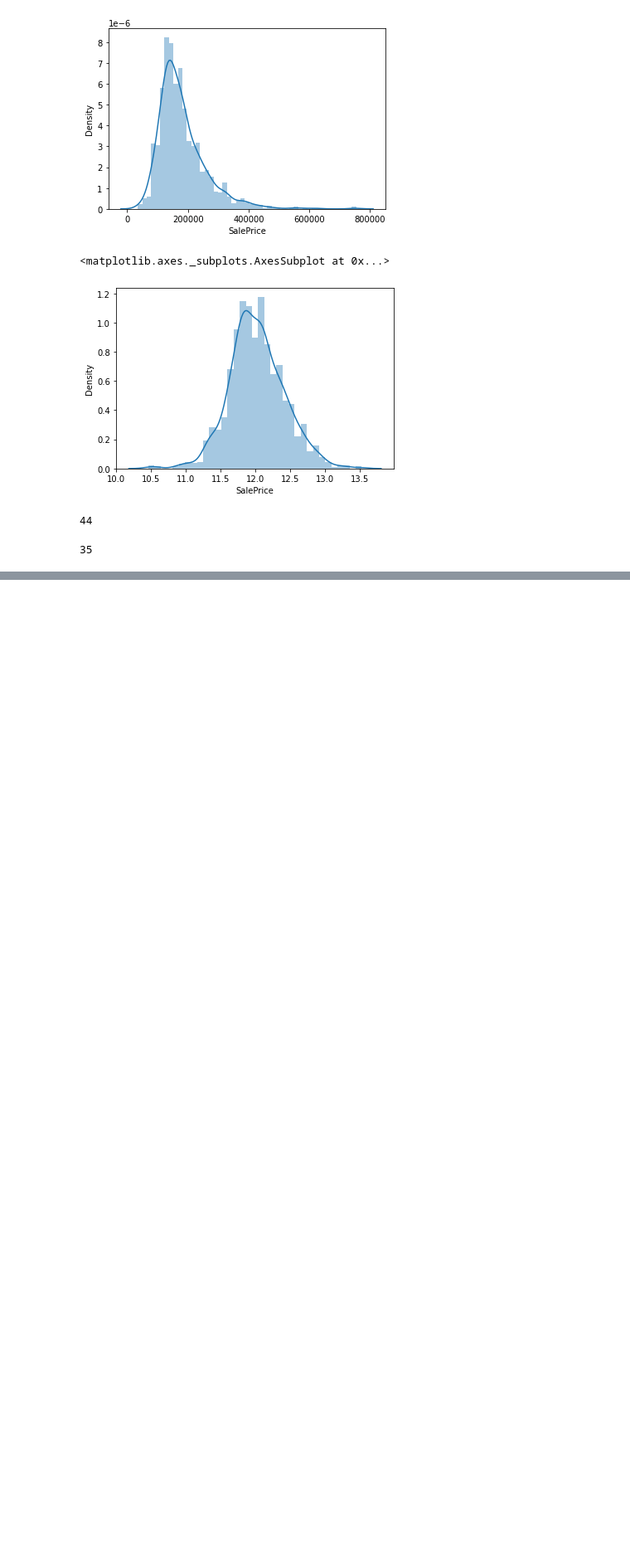
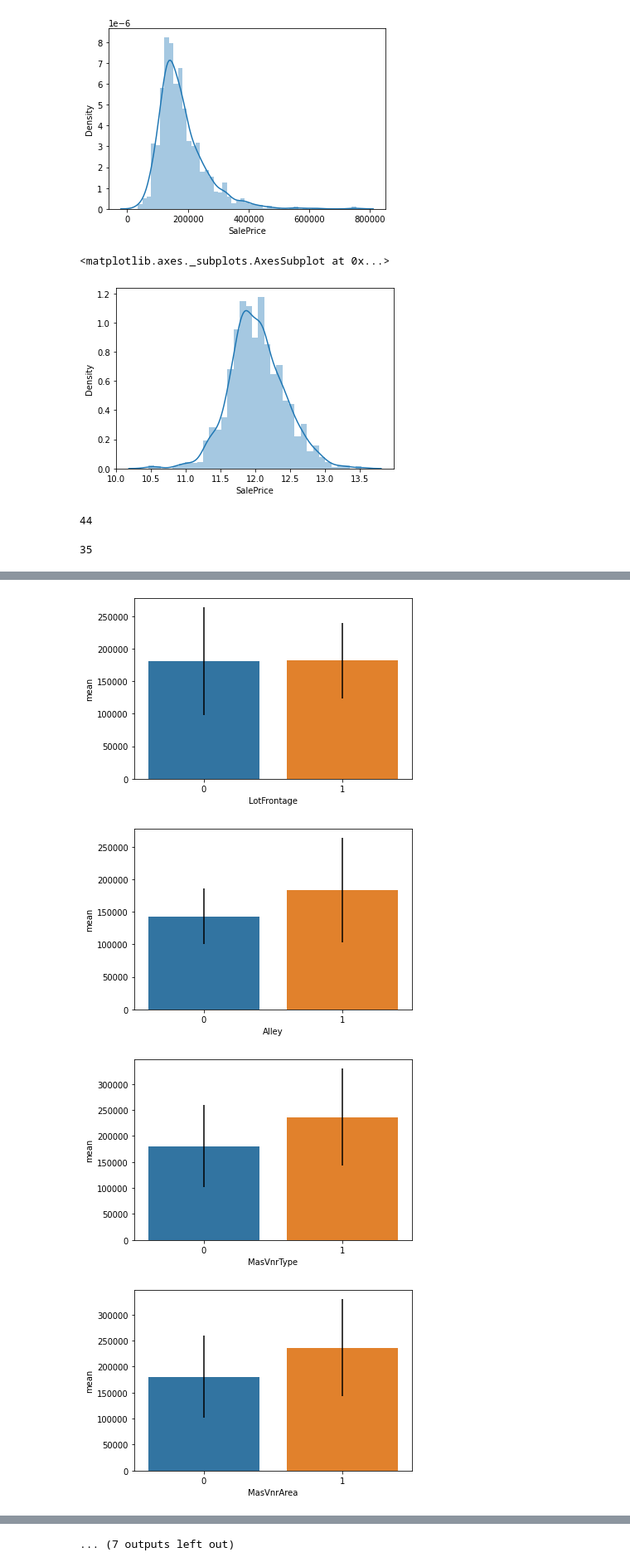
Before and after one commit to Ritesh-Sil/100-days-of-machine-learning, a Jupyter notebook: Regression_model.ipynb, the cells around one changed output, grey strips where cells are left out. Shown at 83% size. Drawn from its saved outputs; the diff is of its cells as text; code cells hidden in the pictures; blank space fills up the shorter version.

```diff
--- a/Regression_model.ipynb
+++ b/Regression_model.ipynb
@@ -66,0 +119,17 @@ var_missing_values = [col for col in df.columns if df[col].isnull().sum()>0]
+# %%
+#Create a function to analyse all the variables
+def fn_analyse_null_values(df, var):
+  df = df.copy()
+  df[var] = np.where(df[var].isnull(),1,0)
+  tmp = df.groupby(var)['SalePrice'].agg(['mean','std']).reset_index()
+  sns.barplot(data = tmp, x=var, y ='mean', yerr=tmp['std'])
+  plt.show()
+# %%
+#
+for var in var_missing_values:
+  fn_analyse_null_values(df,var)
+# %% [output]
+[figure, added]
+[figure, added]
+[figure, added]
+[figure, added]
@@ -66,0 +144 @@ var_missing_values = [col for col in df.columns if df[col].isnull().sum()>0]
+... (7 outputs left out)
```
Also changed, not shown: parts of 5 cells of this notebook.
